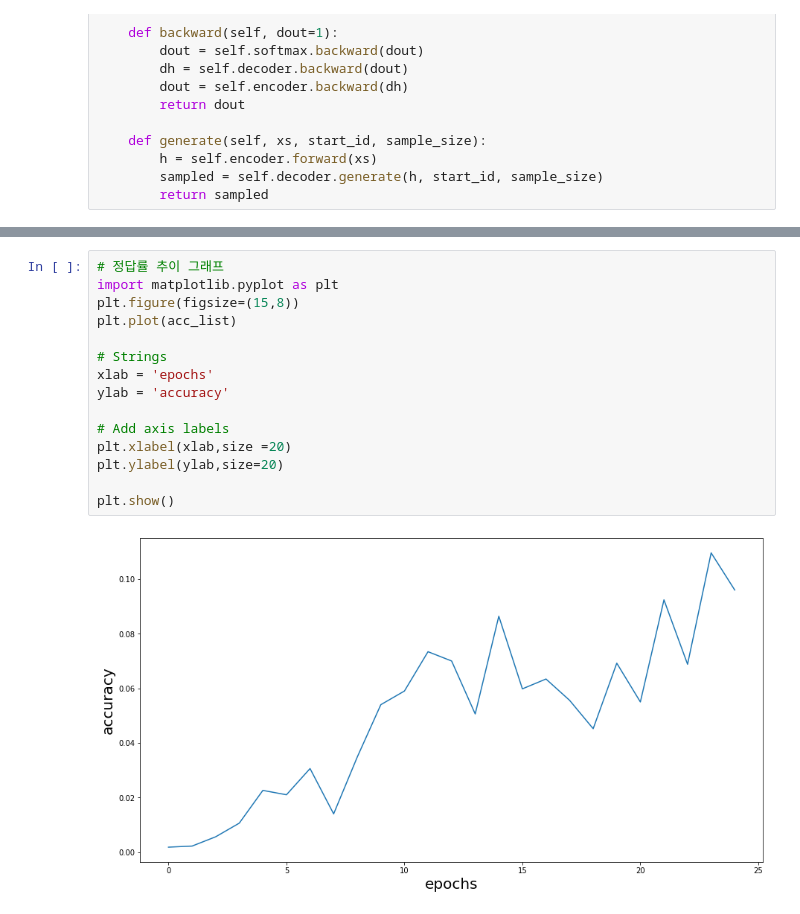
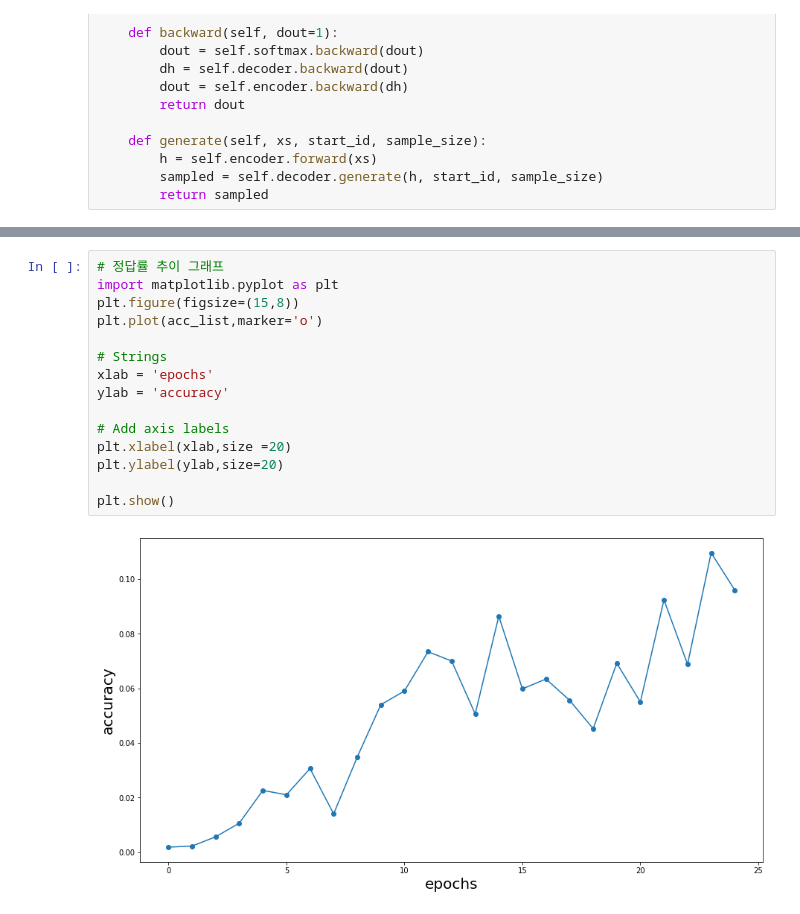
Before and after one commit to jiyeon1357/class_deeplearning, a Jupyter notebook: 과제_3_G202145007_현지연.ipynb, the cells around one changed output, grey strips where cells are left out. Saved outputs shown, nothing was run; the diff lists cells and outputs as text.

```diff
--- a/과제_3_G202145007_현지연.ipynb
+++ b/과제_3_G202145007_현지연.ipynb
@@ -234,17 +234,17 @@ T 236
 # %%
 # 정답률 추이 그래프
 import matplotlib.pyplot as plt
 plt.figure(figsize=(15,8))
-plt.plot(acc_list)
+plt.plot(acc_list,marker='o')
 
 # Strings
 xlab = 'epochs'
 ylab = 'accuracy'
 
 # Add axis labels
 plt.xlabel(xlab,size =20)
 plt.ylabel(ylab,size=20)
 
 plt.show()
 # %% [output]
-[figure, old version]
+[figure, new version]
```
